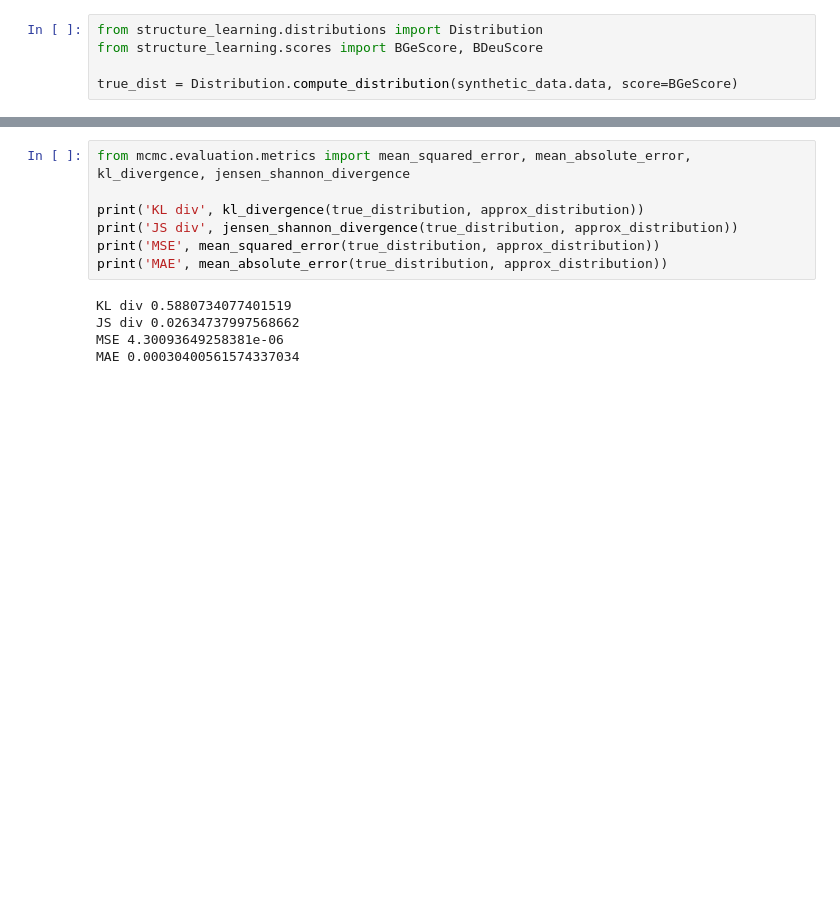
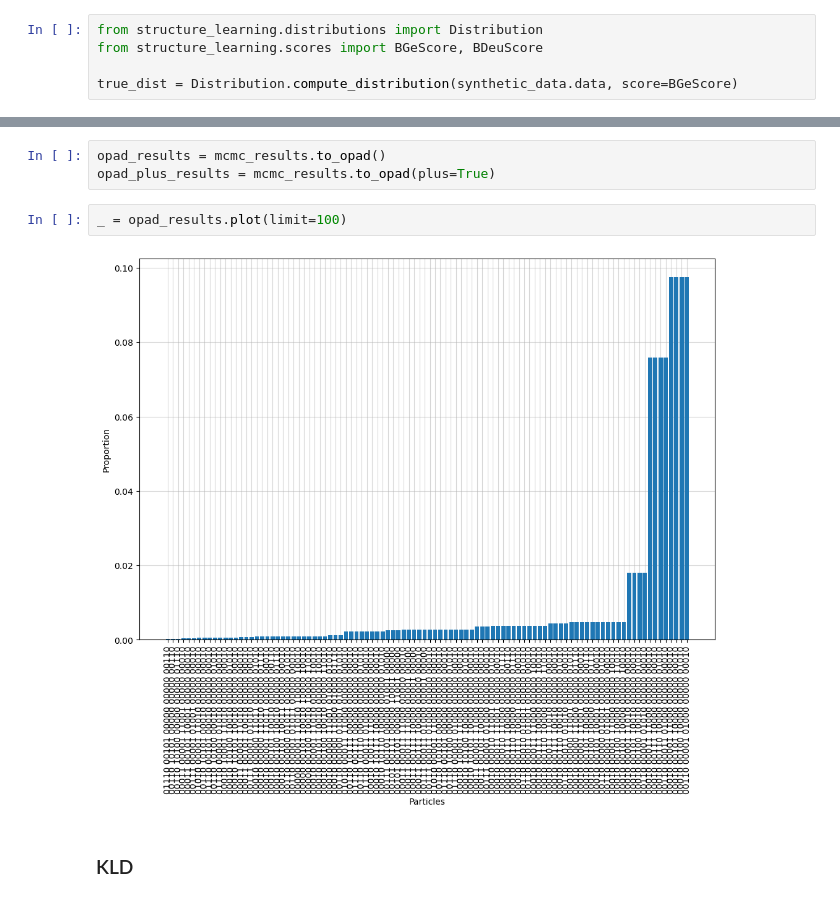
Before and after one commit to human-technology-institute/structure_learning, a Jupyter notebook: examples/partition_mcmc.ipynb, the cells around one changed output, grey strips where cells are left out. Saved outputs shown, nothing was run; the diff lists cells and outputs as text; blank space fills up the shorter version.

```diff
--- a/examples/partition_mcmc.ipynb
+++ b/examples/partition_mcmc.ipynb
@@ -97,12 +67,9 @@ bars[np.where(k==key)[0][0]].set_color('red')
-# %%
-from mcmc.evaluation.metrics import mean_squared_error, mean_absolute_error, kl_divergence, jensen_shannon_divergence
-
-print('KL div', kl_divergence(true_distribution, approx_distribution))
-print('JS div', jensen_shannon_divergence(true_distribution, approx_distribution))
-print('MSE', mean_squared_error(true_distribution, approx_distribution))
-print('MAE', mean_absolute_error(true_distribution, approx_distribution))
-# %% [output]
-KL div 0.5880734077401519
-JS div 0.02634737997568662
-MSE 4.30093649258381e-06
-MAE 0.00030400561574337034
+# %%
+opad_results = mcmc_results.to_opad()
+opad_plus_results = mcmc_results.to_opad(plus=True)
+# %%
+_ = opad_results.plot(limit=100)
+# %% [output]
+[figure, added]
+# %% [markdown]
+### KLD
```
Also changed, not shown: parts of 17 cells of this notebook, 7 other files.
